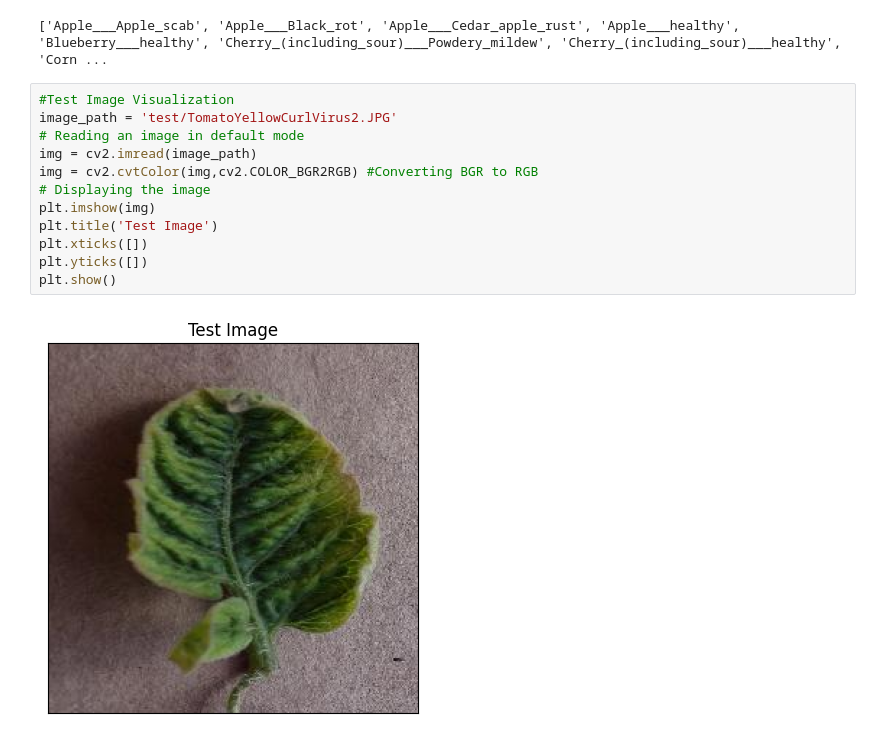
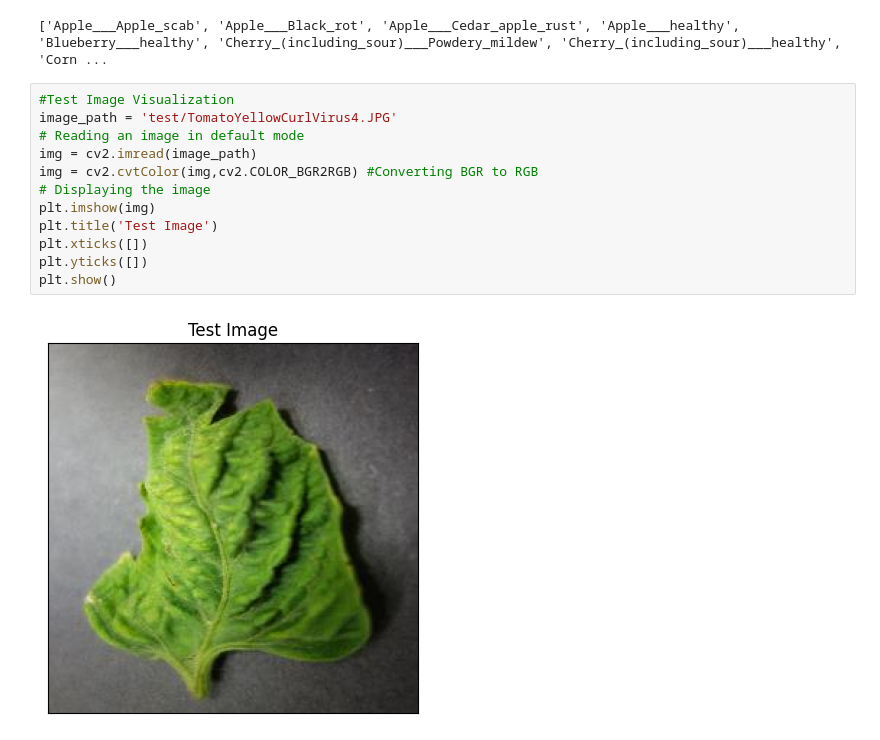
Before and after one commit to achala2702/farm_mate, a Jupyter notebook: machine_learning/disease_detection/Disease_detection.ipynb, the cells around one changed output. Cells and saved outputs as stored; diff of their text form.

```diff
--- a/machine_learning/disease_detection/Disease_detection.ipynb
+++ b/machine_learning/disease_detection/Disease_detection.ipynb
@@ -285,18 +282,18 @@ print(loaded_class_names)
 ['Apple___Apple_scab', 'Apple___Black_rot', 'Apple___Cedar_apple_rust', 'Apple___healthy', 'Blueberry___healthy', 'Cherry_(including_sour)___Powdery_mildew', 'Cherry_(including_sour)___healthy', 'Corn ...
 # %%
 #Test Image Visualization
-image_path = 'test/TomatoYellowCurlVirus2.JPG'
+image_path = 'test/TomatoYellowCurlVirus4.JPG'
 # Reading an image in default mode
 img = cv2.imread(image_path)
 img = cv2.cvtColor(img,cv2.COLOR_BGR2RGB) #Converting BGR to RGB
 # Displaying the image
 plt.imshow(img)
 plt.title('Test Image')
 plt.xticks([])
 plt.yticks([])
 plt.show()
 # %% [output]
-[figure, old version]
+[figure, new version]
 # %%
 image = tf.keras.preprocessing.image.load_img(image_path,target_size=(128,128))
 input_arr = tf.keras.preprocessing.image.img_to_array(image)
```
Also changed, not shown: parts of 22 cells of this notebook, 2 other files.
